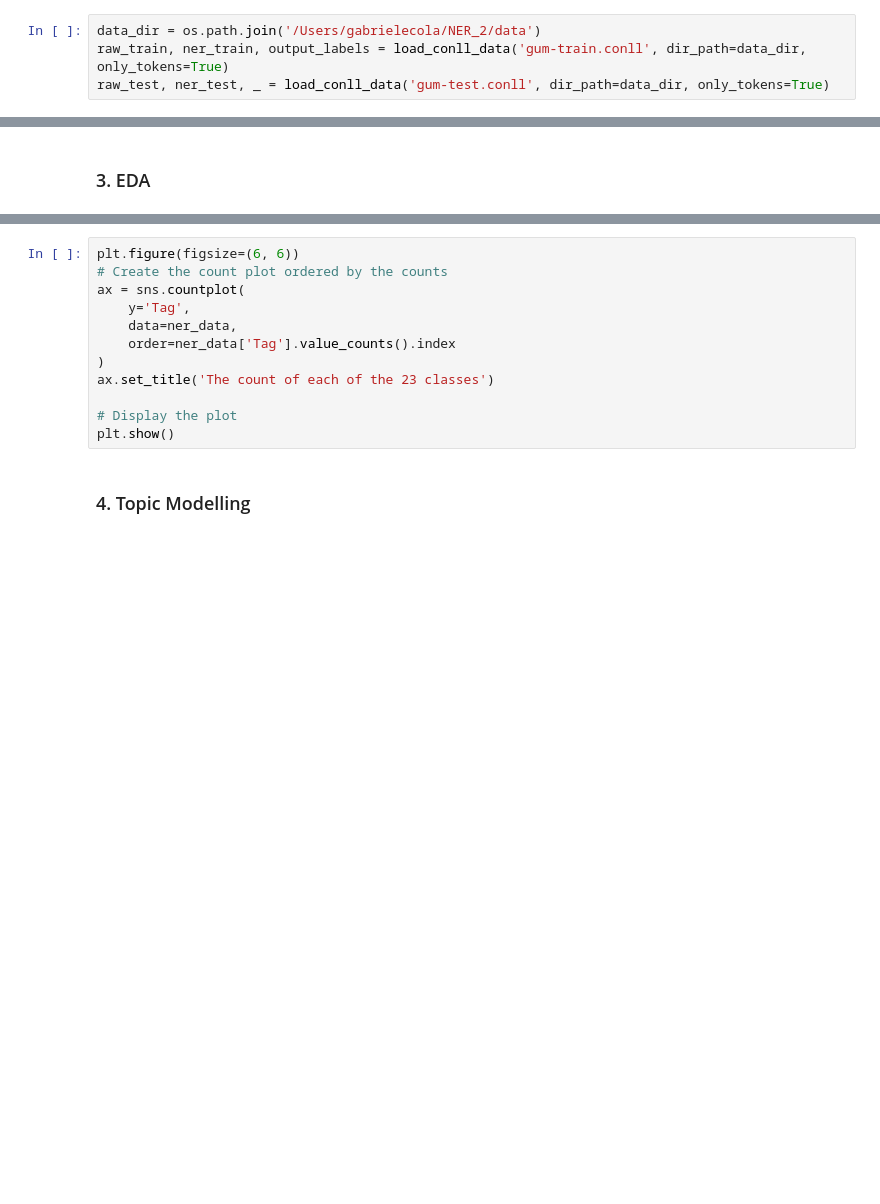
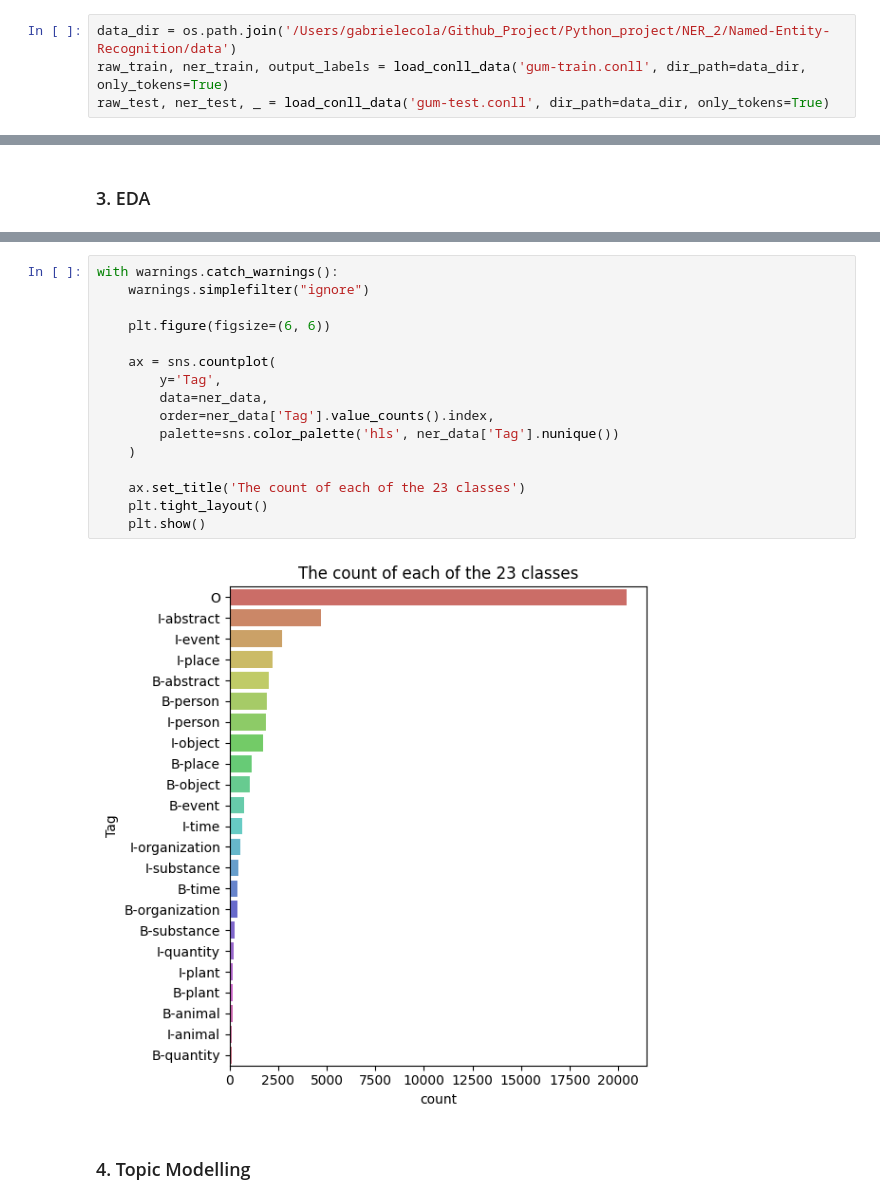
Before and after one commit to gabrielecola/Named-Entity-Recognition, a Jupyter notebook: NLP_Project.ipynb, the cells around one changed output, grey strips where cells are left out. Saved outputs shown, nothing was run; the diff lists cells and outputs as text; blank space fills up the shorter version.

```diff
--- a/NLP_Project.ipynb
+++ b/NLP_Project.ipynb
@@ -84,6 +86,6 @@ from Functions.plot import plot_confusion_matrix
 # %% [markdown]
 ### 1. Importing
 # %%
-data_dir = os.path.join('/Users/gabrielecola/NER_2/data')
+data_dir = os.path.join('/Users/gabrielecola/Github_Project/Python_project/NER_2/Named-Entity-Recognition/data')
 raw_train, ner_train, output_labels = load_conll_data('gum-train.conll', dir_path=data_dir, only_tokens=True)
 raw_test, ner_test, _ = load_conll_data('gum-test.conll', dir_path=data_dir, only_tokens=True)
@@ -128,15 +183,21 @@ ner_data['Tag'].value_counts()
-# %%
-plt.figure(figsize=(6, 6))
-# Create the count plot ordered by the counts
-ax = sns.countplot(
-    y='Tag',
-    data=ner_data,
-    order=ner_data['Tag'].value_counts().index
-)
-ax.set_title('The count of each of the 23 classes')
-
-# Display the plot
-plt.show()
+# %%
+with warnings.catch_warnings():
+    warnings.simplefilter("ignore")
+
+    plt.figure(figsize=(6, 6))
+
+    ax = sns.countplot(
+        y='Tag',
+        data=ner_data,
+        order=ner_data['Tag'].value_counts().index,
+        palette=sns.color_palette('hls', ner_data['Tag'].nunique())
+    )
+
+    ax.set_title('The count of each of the 23 classes')
+    plt.tight_layout()
+    plt.show()
+# %% [output]
+[figure, added]
 # %% [markdown]
 ### 4. Topic Modelling
 # %% [markdown]
```
Also changed, not shown: parts of 30 cells of this notebook.
